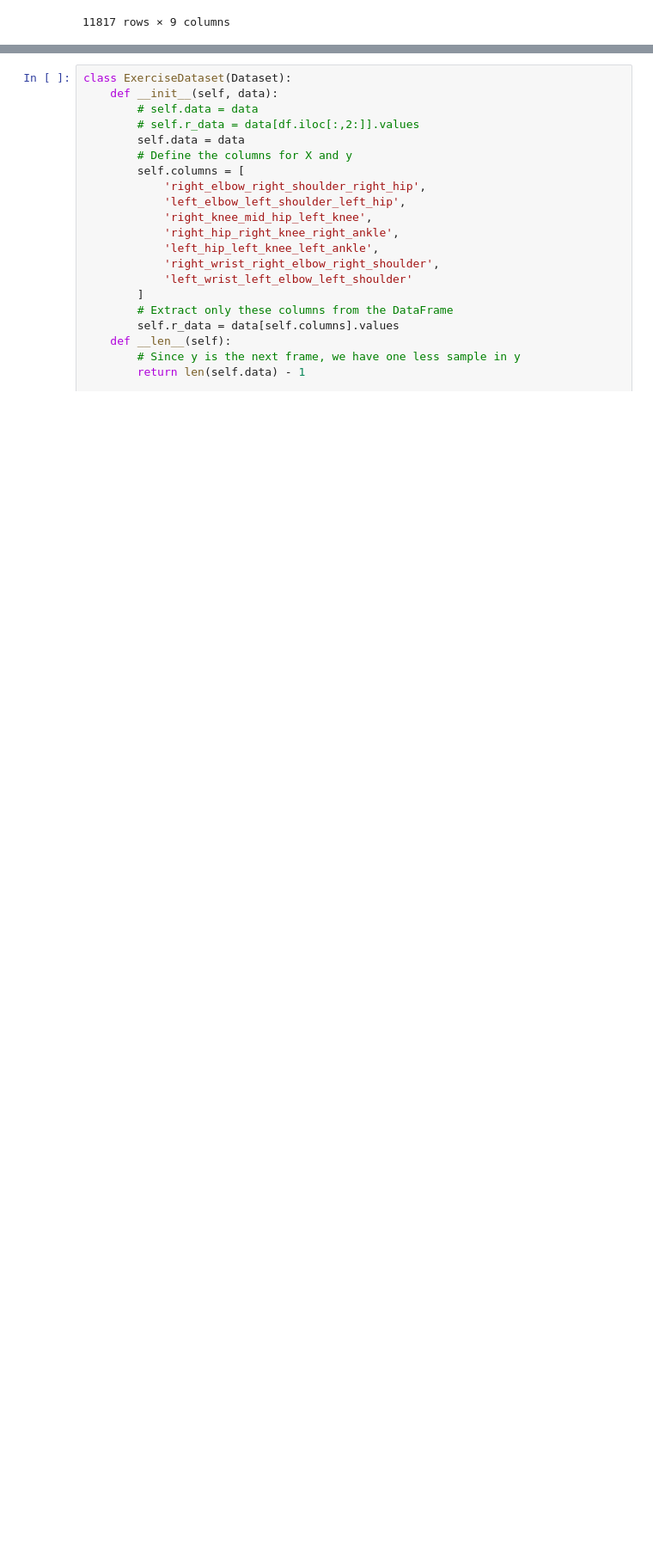
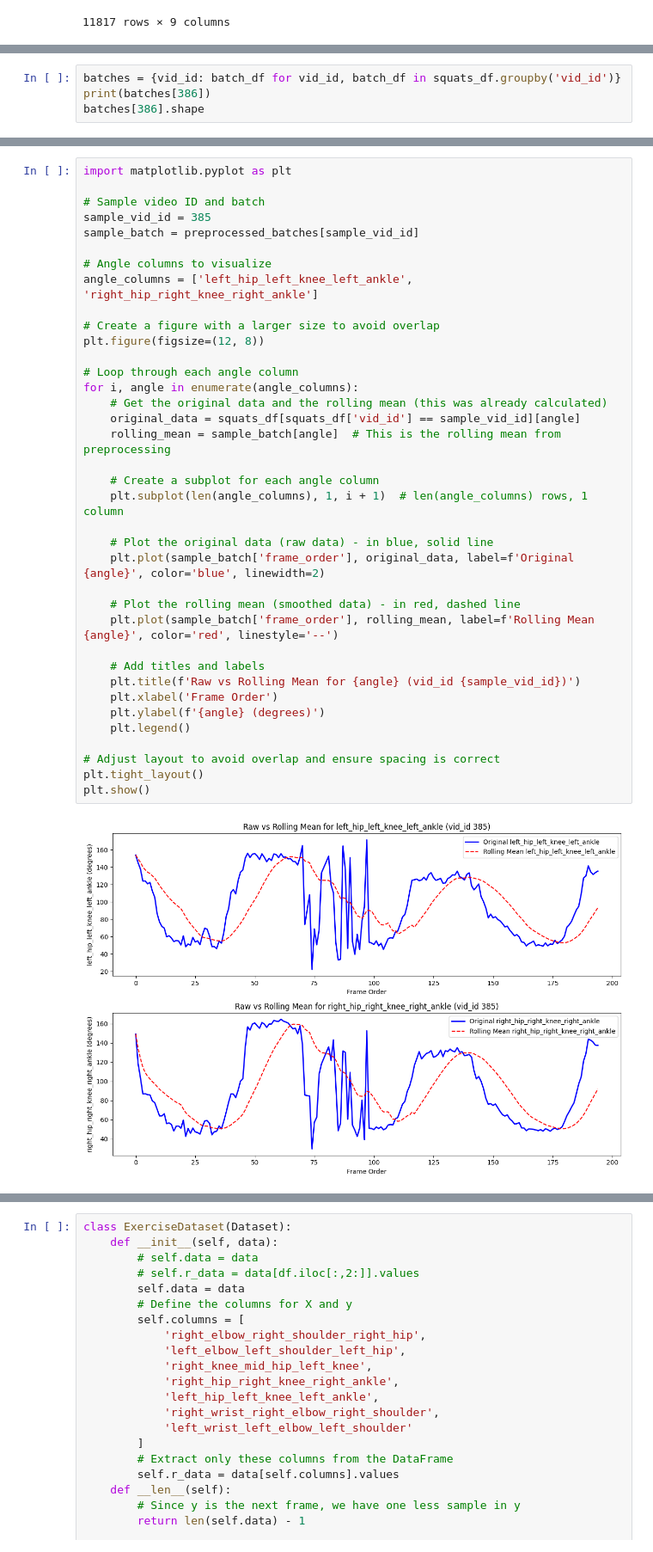
Before and after one commit to siddzzshetty/Rehabilitation-System, a Jupyter notebook: data.ipynb, the cells around one changed output, grey strips where cells are left out. Shown at 86% size. Saved outputs shown, nothing was run; the diff lists cells and outputs as text; blank space fills up the shorter version.

Commit message:
added data preprocessing

```diff
--- a/data.ipynb
+++ b/data.ipynb
@@ -46,0 +61,4 @@ squats_df.head(11817)
+# %%
+batches = {vid_id: batch_df for vid_id, batch_df in squats_df.groupby('vid_id')}
+print(batches[386])
+batches[386].shape
@@ -46,0 +163,39 @@ squats_df.head(11817)
+# %%
+import matplotlib.pyplot as plt
+
+# Sample video ID and batch
+sample_vid_id = 385
+sample_batch = preprocessed_batches[sample_vid_id]
+
+# Angle columns to visualize
+angle_columns = ['left_hip_left_knee_left_ankle', 'right_hip_right_knee_right_ankle']
+
+# Create a figure with a larger size to avoid overlap
+plt.figure(figsize=(12, 8))
+
+# Loop through each angle column
+for i, angle in enumerate(angle_columns):
+    # Get the original data and the rolling mean (this was already calculated)
+    original_data = squats_df[squats_df['vid_id'] == sample_vid_id][angle]
+    rolling_mean = sample_batch[angle]  # This is the rolling mean from preprocessing
+
+    # Create a subplot for each angle column
+    plt.subplot(len(angle_columns), 1, i + 1)  # len(angle_columns) rows, 1 column
+
+    # Plot the original data (raw data) - in blue, solid line
+    plt.plot(sample_batch['frame_order'], original_data, label=f'Original {angle}', color='blue', linewidth=2)
+
+    # Plot the rolling mean (smoothed data) - in red, dashed line
+    plt.plot(sample_batch['frame_order'], rolling_mean, label=f'Rolling Mean {angle}', color='red', linestyle='--')
+
+    # Add titles and labels
+    plt.title(f'Raw vs Rolling Mean for {angle} (vid_id {sample_vid_id})')
+    plt.xlabel('Frame Order')
+    plt.ylabel(f'{angle} (degrees)')
+    plt.legend()
+
+# Adjust layout to avoid overlap and ensure spacing is correct
+plt.tight_layout()
+plt.show()
+# %% [output]
+[figure, added]
```
Also changed, not shown: parts of 38 cells of this notebook, 1 other file.
